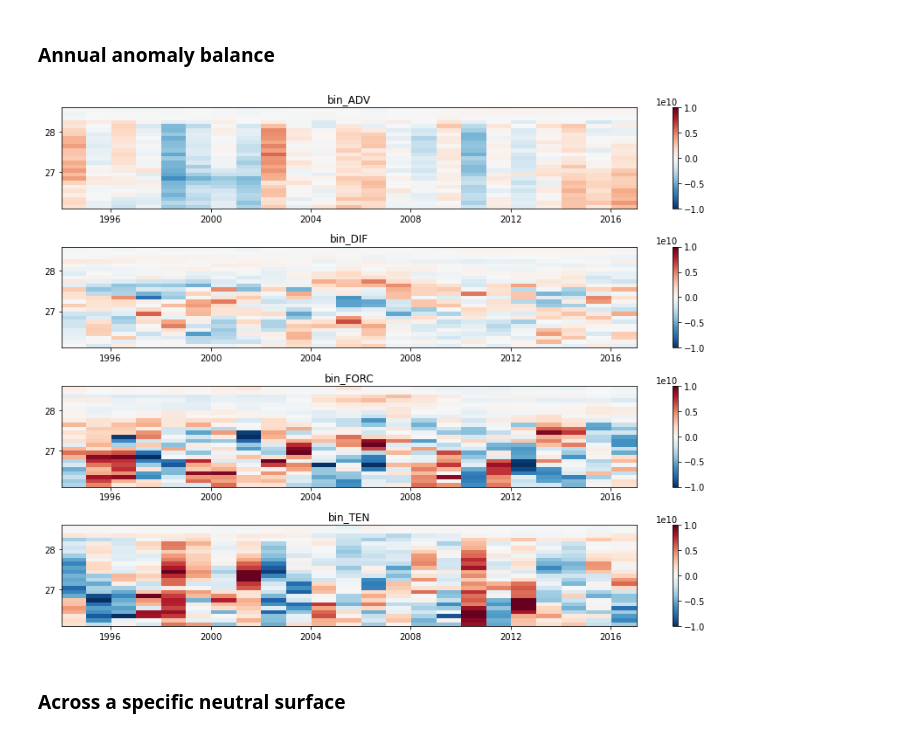
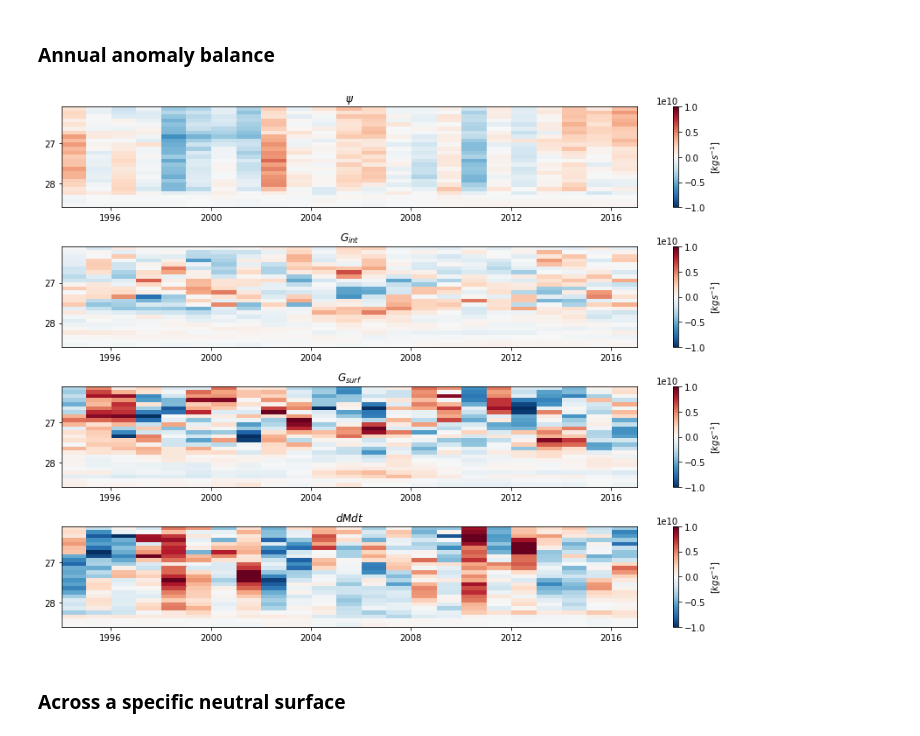
Before and after one commit to gmacgilchrist/so_decadal_variability, a Jupyter notebook: notebooks/draw_ecco.ipynb, the cells around one changed output. Drawn from its saved outputs; the diff is of its cells as text; code cells hidden in the pictures.

```diff
--- a/notebooks/draw_ecco.ipynb
+++ b/notebooks/draw_ecco.ipynb
@@ -20,6 +20,7 @@ filename = 'binned_vol_budget_month_dGamman_0.1.nc'
 ecco = xr.open_dataset(rootdir+localdir+filename).drop('bin_vol')
 terms = ecco.data_vars
 signs = {'bin_ADV':1,'bin_DIF':1,'bin_FORC':1,'bin_TEN':-1}
+names = {'bin_ADV':'$\psi$','bin_DIF':'$G_{int}$','bin_FORC':'$G_{surf}$','bin_TEN':'$dMdt$'}
 # Remove obscure values in early years and late years
 ecco=ecco.sel({'time':slice('1994-01-01','2016-12-31'),'gamma_n':slice(26.1,29)})
 # %% [markdown]
@@ -58,33 +59,35 @@ plt.tight_layout()
 # %%
 def calc_annualanom(da):
     annual = da.coarsen(time=12,boundary='trim').mean()
     mean = da.mean('time')*xr.ones_like(annual)
     annualanom = annual-mean
     return annualanom
 
 ecco_annanom = xr.Dataset()
 
 clims = [-1E10, 1E10]
 fig,ax = plt.subplots(figsize = (12,9), nrows = len(ecco.data_vars))
 count=0
 for term in terms:
     sign=signs[term]
     ecco_annanom[term] = calc_annualanom(ecco[term])
 
     axnow = ax[count]
     im = axnow.pcolormesh(ecco_annanom[term]['time'],
                           ecco_annanom[term]['gamma_n'],
                           sign*ecco_annanom[term],
                           vmin=clims[0],vmax=clims[1],cmap='RdBu_r',
                           shading='auto')
-    axnow.set_title(term)
-    plt.colorbar(im,ax=axnow)
+    axnow.set_title(names[term])
+    axnow.invert_yaxis()
+    cb = plt.colorbar(im,ax=axnow)
+    cb.set_label('[$kgs^{-1}$]')
 
     count+=1
 
 plt.tight_layout()
 # %% [output]
-[figure, old version]
+[figure, new version]
 # %% [markdown]
 ### Across a specific neutral surface
 # %%
```
Also changed, not shown: parts of 7 cells of this notebook, 3 other files.
